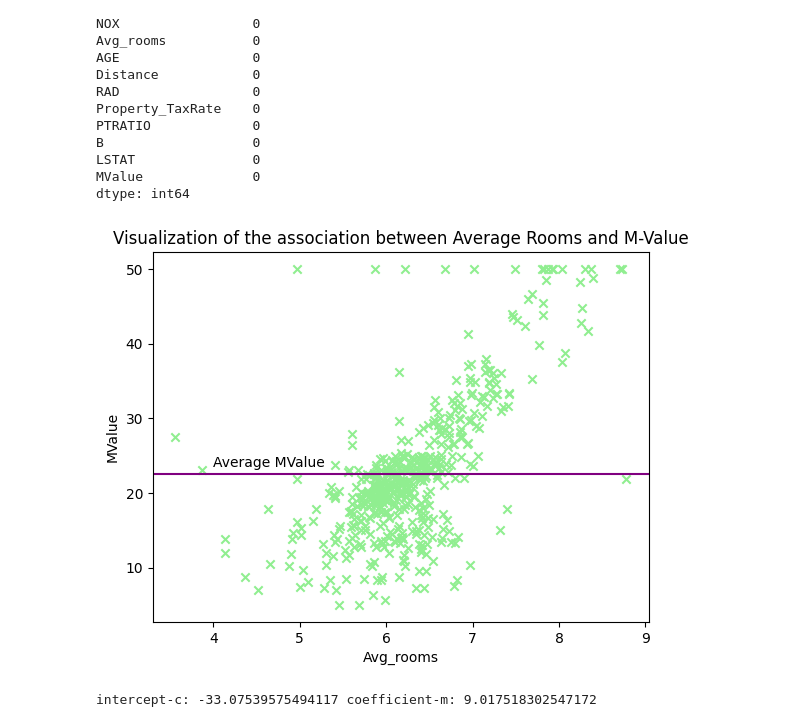
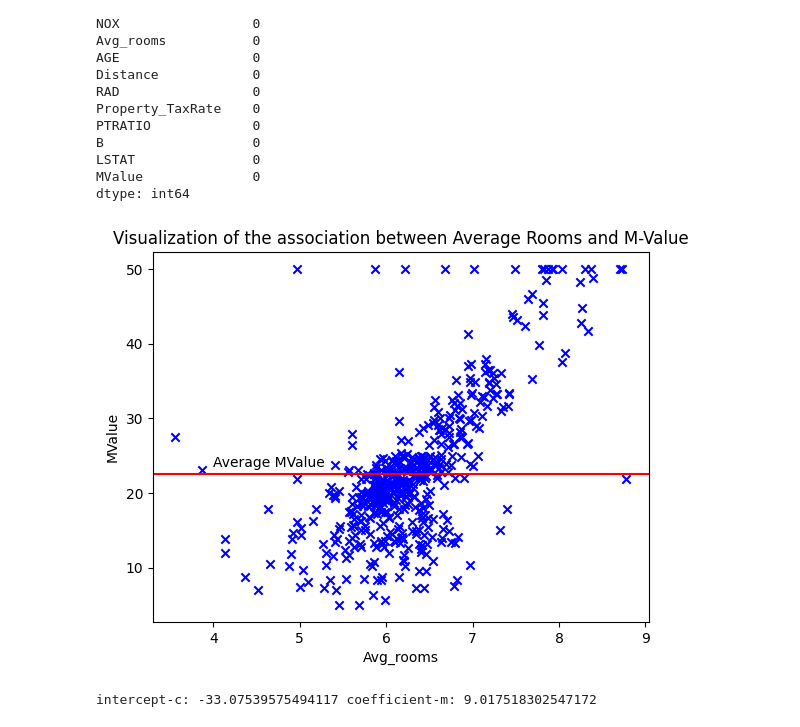
Before and after one commit to swastikbanerjee/AML_Lab, a Jupyter notebook: Lab1.ipynb, the cells around one changed output. Cells and saved outputs as stored; diff of their text form; code cells hidden in the pictures.

```diff
--- a/Lab1.ipynb
+++ b/Lab1.ipynb
@@ -51,15 +51,15 @@ dtype: int64
 # %%
 mean_value = data['MValue'].mean()
 # %%
-plt.scatter(data.iloc[:,5],data.iloc[:,-1],color='lightgreen',marker='x') #plotting actual time taken
-plt.axhline(y=mean_value,color='purple') #plotting mean, if it is axvline that would be x=mean_value
+plt.scatter(data.iloc[:,5],data.iloc[:,-1],color='blue',marker='x') #plotting actual time taken
+plt.axhline(y=mean_value,color='red') #plotting mean, if it is axvline that would be x=mean_value
 plt.annotate("Average MValue", xy=(4, mean_value+1)) #adding annotations, xlabel, ylabel
 plt.xlabel("Avg_rooms")
 plt.ylabel("MValue")
 plt.title("Visualization of the association between Average Rooms and M-Value")
 plt.show()
 # %% [output]
-[figure, old version]
+[figure, new version]
 # %%
 x=data.iloc[:,5]
 y=data.iloc[:,-1]
```
Also changed, not shown: parts of 10 cells of this notebook.
